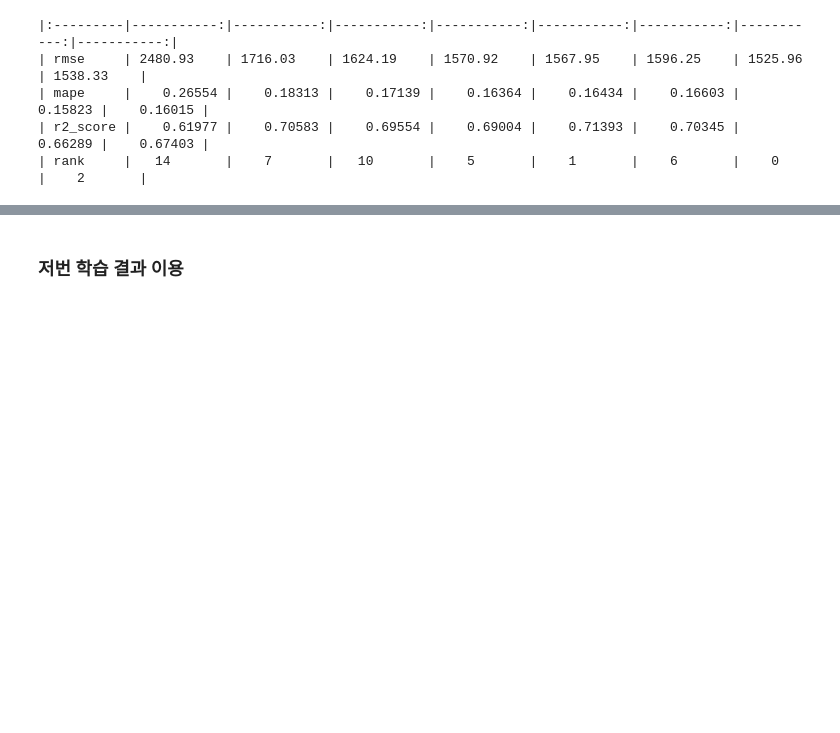
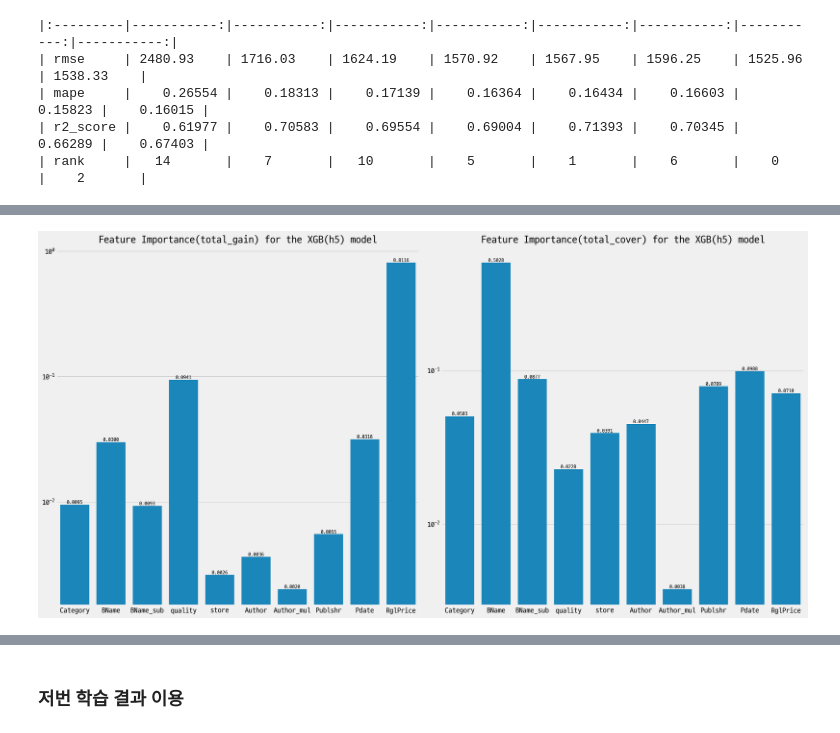
Before and after one commit to kdt-3-second-Project/aladin_usedbook, a Jupyter notebook: research/240721_hyperparameters_XGB.ipynb, the cells around one changed output, grey strips where cells are left out. Drawn from its saved outputs; the diff is of its cells as text; code cells hidden in the pictures; blank space fills up the shorter version.

```diff
--- a/research/240721_hyperparameters_XGB.ipynb
+++ b/research/240721_hyperparameters_XGB.ipynb
@@ -1398,0 +1468,4 @@ print(df_c2h.to_markdown())
+# %%
+plot_xgb_fi('crop1','h5');
+# %% [output]
+[figure, added]
```
Also changed, not shown: parts of 11 cells of this notebook, 4 other files.
